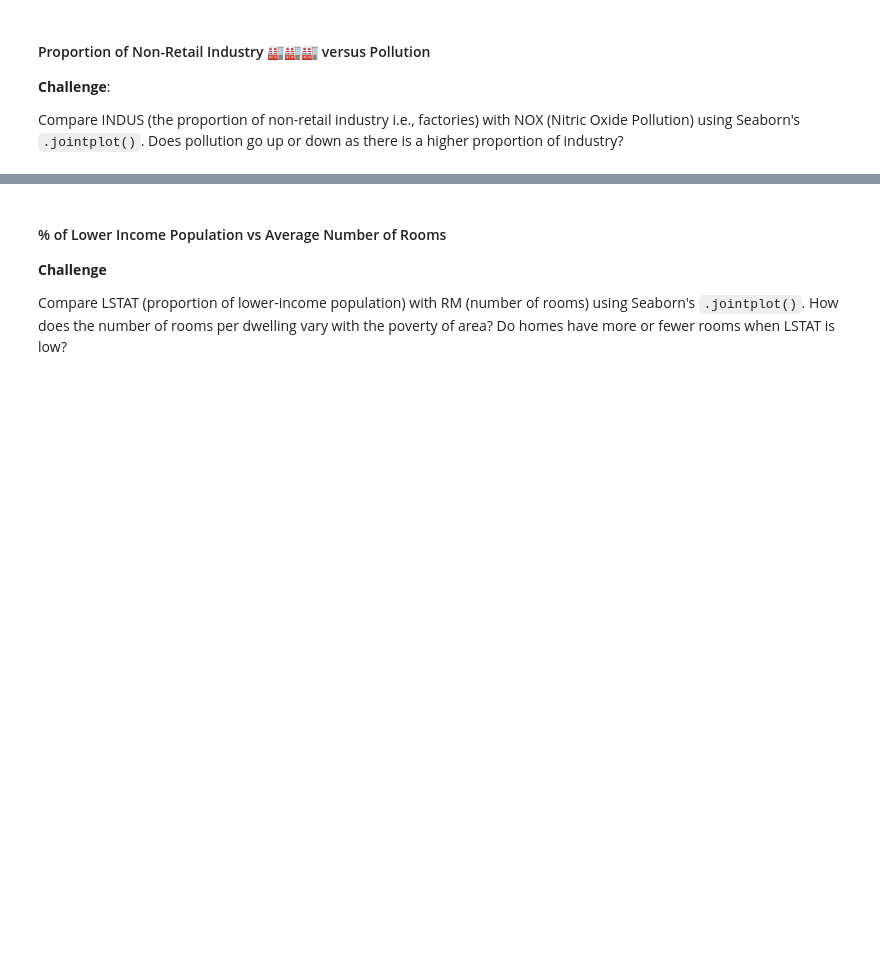
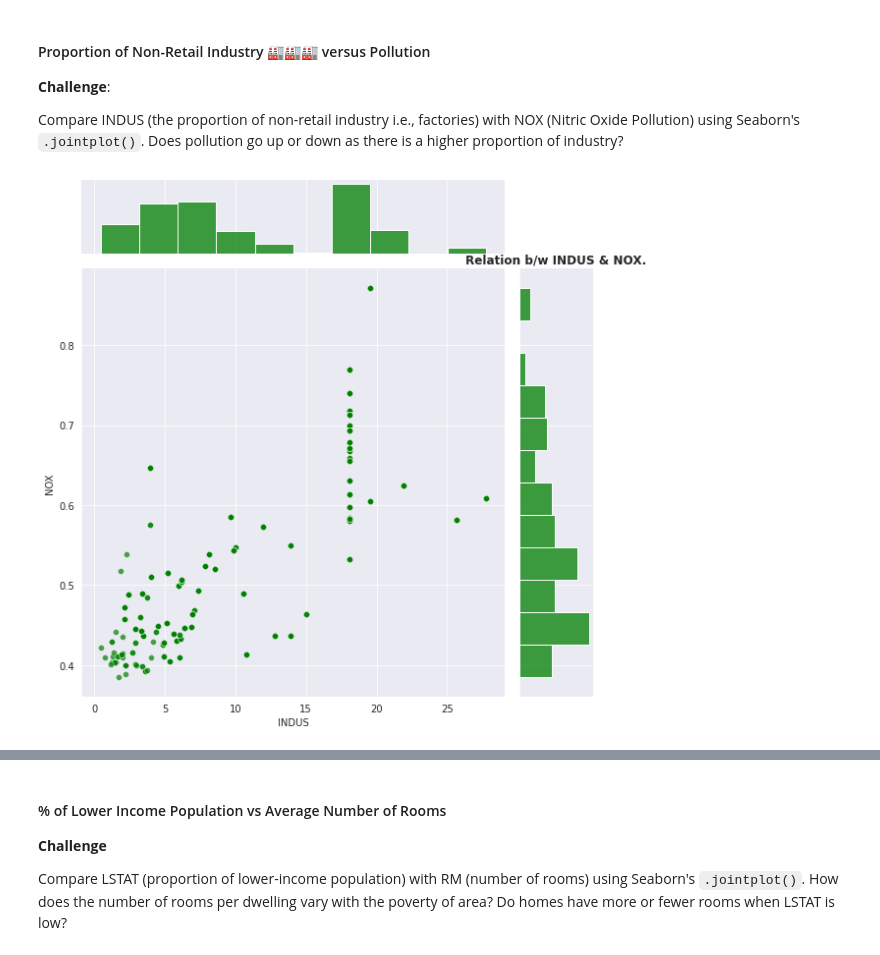
Before and after one commit to DarkDk123/House-valuation-model, a Jupyter notebook: Multivariable_Regression_and_Valuation_Model_(start).ipynb, the cells around one changed output, grey strips where cells are left out. Cells and saved outputs as stored; diff of their text form; code cells hidden in the pictures; blank space fills up the shorter version.

Commit message:
Relation b/w No. of Industries & Pollution

```diff
--- a/Multivariable_Regression_and_Valuation_Model_(start).ipynb
+++ b/Multivariable_Regression_and_Valuation_Model_(start).ipynb
@@ -450,3 +450,19 @@ As we have seen in above scatter plot, Pollution goes😀 down as we go further
 **Challenge**:
 
 Compare INDUS (the proportion of non-retail industry i.e., factories) with NOX (Nitric Oxide Pollution) using Seaborn's `.jointplot()`. Does pollution go up or down as there is a higher proportion of industry?
+# %%
+with sns.axes_style('darkgrid'):
+    sns.jointplot(
+        x=data.INDUS,
+        y=data.NOX,
+        color='green',
+        joint_kws={'alpha': 0.7},
+        height=8,
+
+    )
+
+plt.title('Relation b/w INDUS & NOX.', fontdict=dict(size=12,
+          weight='bold', family='New Times Roman'))
+plt.show()
+# %% [output]
+[figure, added]
```
Also changed, not shown: parts of 1 cell of this notebook.
